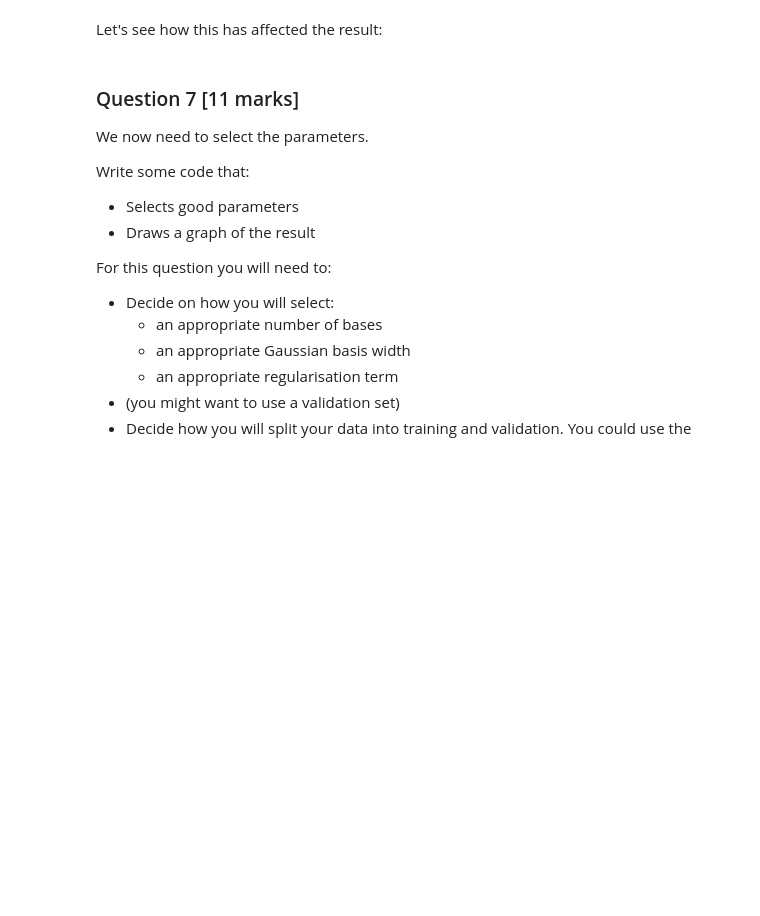
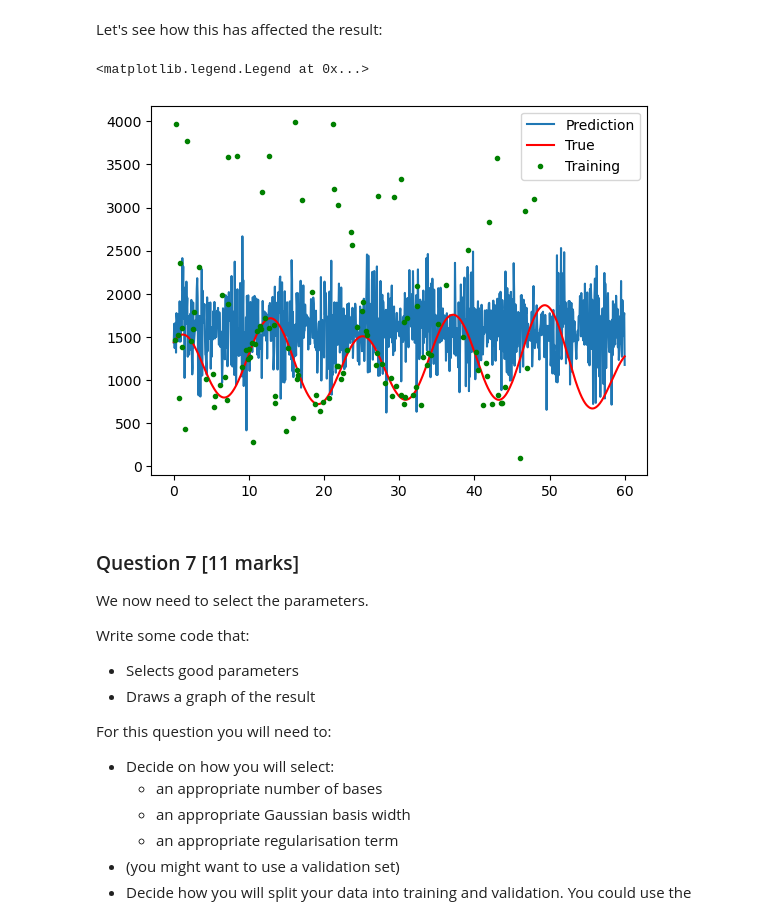
Before and after one commit to adhirajbane13/Uni_Sheffield_Module_Work, a Jupyter notebook: ML-and-AI/Assignment/COM4509~6509 Assignment.ipynb, the cells around one changed output. Drawn from its saved outputs; the diff is of its cells as text; code cells hidden in the pictures; blank space fills up the shorter version.

```diff
--- a/ML-and-AI/Assignment/COM4509~6509 Assignment.ipynb
+++ b/ML-and-AI/Assignment/COM4509~6509 Assignment.ipynb
@@ -125,16 +125,11 @@ Each basis function is of the form, $\exp[-\frac{(x-c)^2}{2w^2}]$. Where `c` is
 Note: For now **we'll not have a constant term** (this will be ok if you standardise your data, as the mean will be zero).
 # %%
 def gaussian(x, num_basis=4, data_limits=[-1., 1.], width = 10):
-    """
-    Return an N x D design matrix.
-    Arguments:
-     - x, input values (N dimensional vector)
-     - num_basis, number of basis functions (specifies D)
-     - data_limits, a list of two numbers, specifying the minimum and maximum of the data input domain.
-     - width, the 'spread' of the Gaussians in the basis
-    """
+    gaussian_means = np.linspace(data_limits[0],data_limits[1],num_basis)
     #To do: Implement
     Phi = np.zeros((x.shape[0], num_basis))
+    for i in range(num_basis):
+        Phi[:,i] = np.exp(-0.5*(x - gaussian_means[i])**2/(width**2))
     return Phi
 
 assignment.checkQ2(gaussian)
@@ -159,6 +156,7 @@ def grad_ridge(Phi,y,w,lam):
      - w, parameters (we are finding the gradient at this value of w)
      - lam, the lambda regularisation parameter.
     """
-    return np.zeros_like(w) #To do: Implement
+    dedw = 2*(-Phi.T@y + Phi.T@Phi@w + lam*w)
+    return dedw #To do: Implement
 
 assignment.checkQ3(grad_ridge)
@@ -227,6 +230,12 @@ def grad_abs(Phi,y,w,lam):
      - w, parameters (we are finding the gradient at this value of w)
      - lam, the lambda regularisation parameter.
     """
-    return np.zeros_like(w) #To do: Implement
+    gradient1 = np.zeros_like(w)
+    for i in range(len(Phi)):
+        c = Phi[i]@w - y[i]
+        Phi[i] = np.sign(c) * Phi[i]
+        gradient1 += Phi[i]
+    dedw = gradient1 + 2*lam*w
+    return dedw #To do: Implement
 
 assignment.checkQ4(grad_abs)
@@ -264,16 +278,28 @@ def gaussian_and_sinusoidal(x, num_basis=4, data_limits=[-1., 1.], width = 10):
     """
     #To do: Implement
     Phi = np.zeros((x.shape[0], num_basis))
+    #Gaussian Basis Function
+    Phi[:,0:num_basis//2] = gaussian(x, num_basis//2, data_limits=[-1., 1.], width = 10)
+
+    #sinusoidal basis function
+    for j in range(x.shape[0]):
+        for i in range(num_basis//2):
+            Phi[j,i+num_basis//2] = np.sin(2*np.pi*(x[j]-np.random.uniform(0,6))/12)
+
     return Phi
 # %% [markdown]
 Let's see how this has affected the result:
 # %%
 Phi = gaussian_and_sinusoidal(xtrain,120,[0,60],3)
 w = grad_descent(grad_abs,Phi,ytrain_standardised,0.01)
 truePhi = gaussian_and_sinusoidal(xtrue,120,[0,60],3)
 plt.plot(xtrue,(truePhi @ w)*data_std+data_mean,label='Prediction')
 plt.plot(xtrue,ytrue,'-r',label='True')
 plt.plot(xtrain,ytrain,'.g',label='Training')
+plt.legend()
+# %% [output]
+<matplotlib.legend.Legend at 0x...>
+[figure, added]
 # %% [markdown]
 ### Question 7 [11 marks]
 
```
Also changed, not shown: parts of 6 cells of this notebook, 4 other files.
